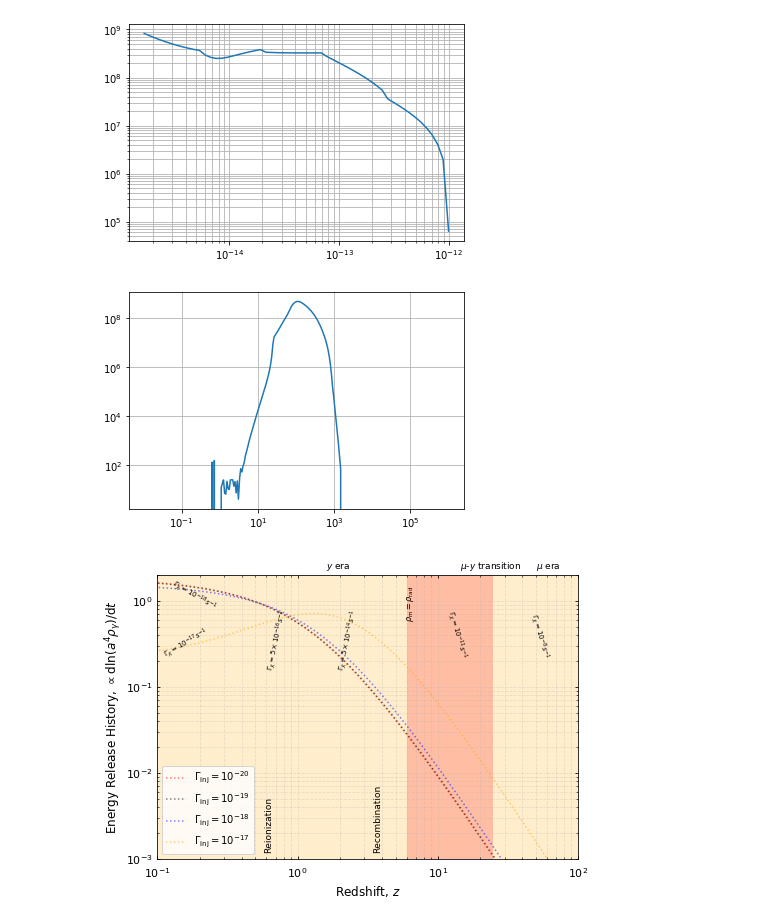
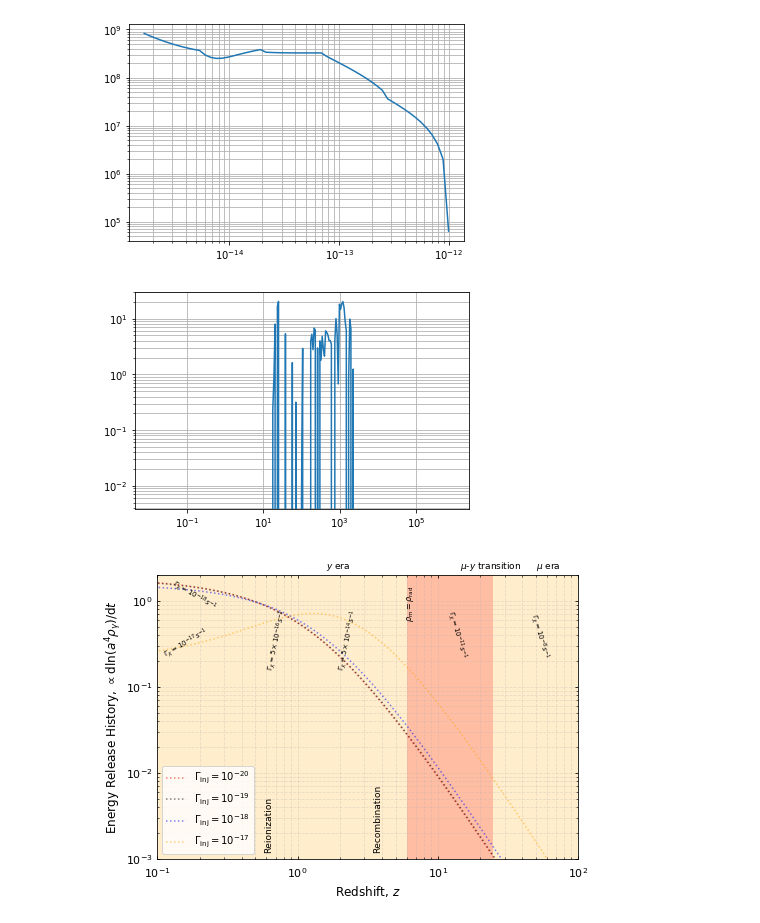
Before and after one commit to CMBSPEC/specdist, a Jupyter notebook: specdist/notebooks/pispec_np_2.ipynb, the cells around one changed output. Saved outputs shown, nothing was run; the diff lists cells and outputs as text; code cells hidden in the pictures.

```diff
--- a/specdist/notebooks/pispec_np_2.ipynb
+++ b/specdist/notebooks/pispec_np_2.ipynb
@@ -86,15 +86,15 @@ plt.grid(which='both')
 # %% [output]
 [figure]
 # %%
-gamma_asked = 1e-14
+gamma_asked = 1e-12
 xinj = 1e-5
 S_xe_history = pi.GetXeHistory(gamma_asked,xinj,z_asked,sd_lib_xe_history)
 plt.plot(S_xe_history['z'],np.abs(S_xe_history['DXe_Xe']))
 plt.loglog()
 #plt.ylim(1e-5,1e1)
 plt.grid(which='both')
 # %% [output]
-[figure, old version]
+[figure, new version]
 # %%
 sd_lib_xe_history
 # %%
```
Also changed, not shown: parts of 3 cells of this notebook, 1 other file.
